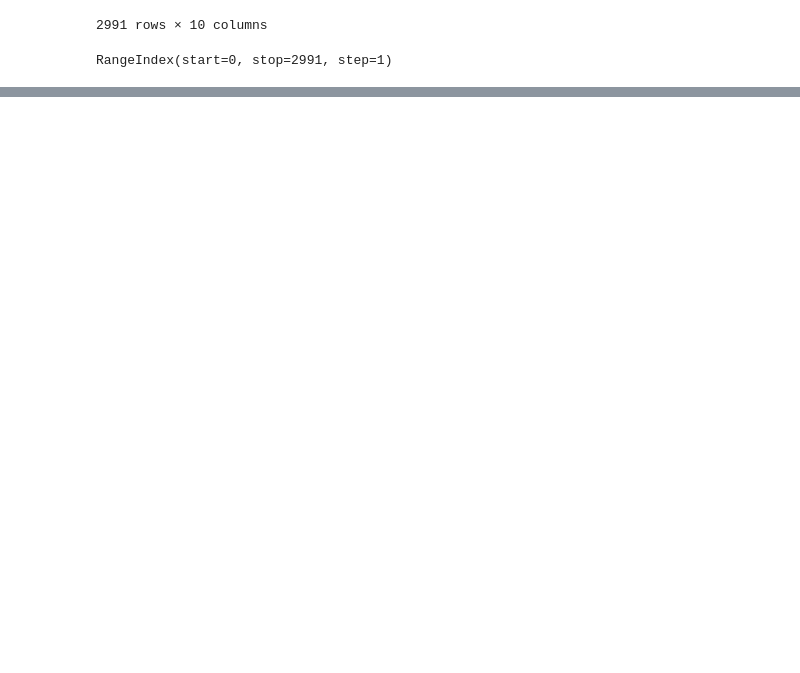
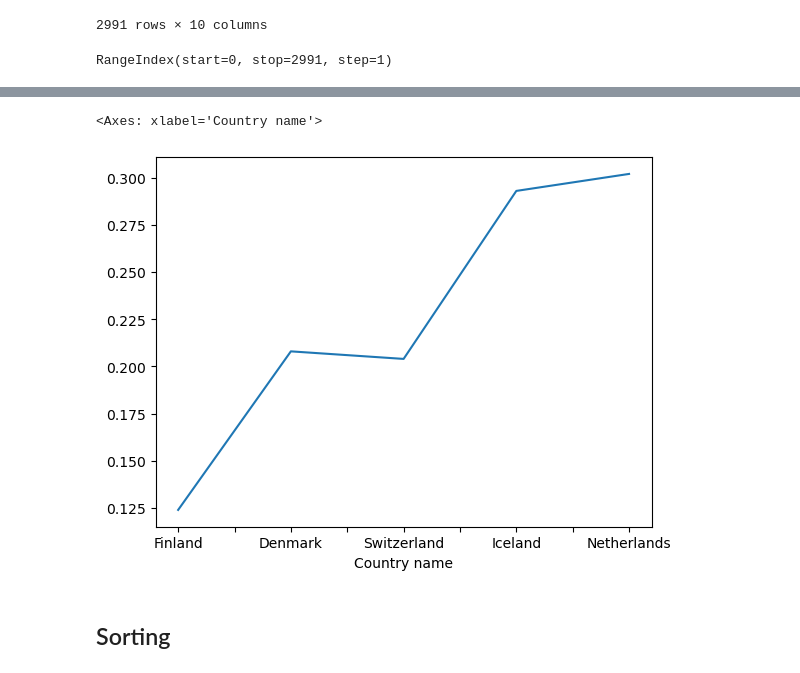
Before and after one commit to mageshyt/Machine-Learning-2023, a Jupyter notebook: Data Analysis & Visualization/04_Indexes_and_Sorting.ipynb, the cells around one changed output, grey strips where cells are left out. Saved outputs shown, nothing was run; the diff lists cells and outputs as text; code cells hidden in the pictures; blank space fills up the shorter version.

```diff
--- a/Data Analysis & Visualization/04_Indexes_and_Sorting.ipynb
+++ b/Data Analysis & Visualization/04_Indexes_and_Sorting.ipynb
@@ -25,0 +83,2 @@ RangeIndex(start=0, stop=2991, step=1)
+# %%
+world_happiness.set_index("Country name",inplace=True)
@@ -25,0 +118,8 @@ RangeIndex(start=0, stop=2991, step=1)
+# %%
+
+world_happiness['Explained by: Generosity'].head().plot()
+# %% [output]
+<Axes: xlabel='Country name'>
+[figure, added]
+# %% [markdown]
+## Sorting
```
Also changed, not shown: parts of 17 cells of this notebook.
